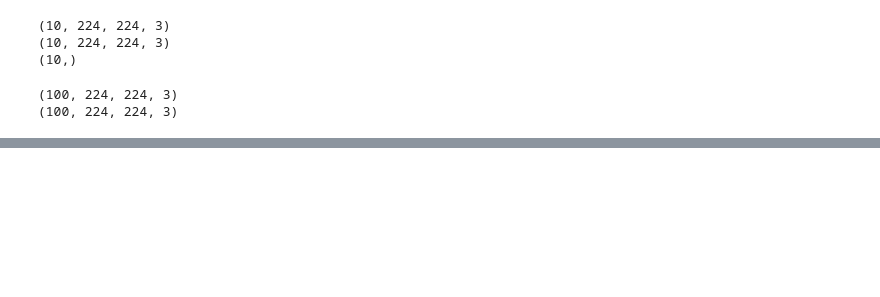
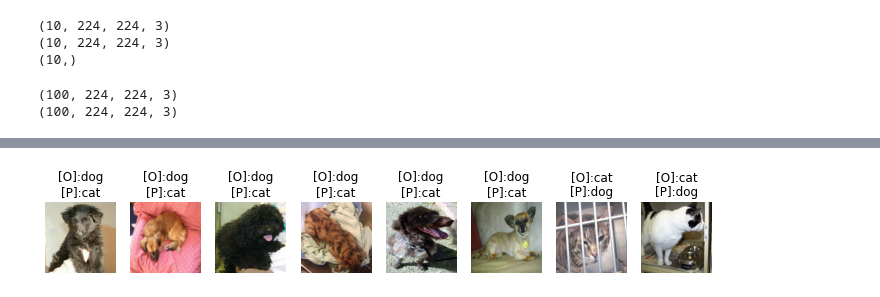
Before and after one commit to yihong1011/TibameML, a Jupyter notebook: 08_Transfer_Learning.ipynb, the cells around one changed output, grey strips where cells are left out. Saved outputs shown, nothing was run; the diff lists cells and outputs as text; code cells hidden in the pictures; blank space fills up the shorter version.

```diff
--- a/08_Transfer_Learning.ipynb
+++ b/08_Transfer_Learning.ipynb
@@ -99,3 +99,19 @@ Total params: 14,715,714
 Trainable params: 1,026
 Non-trainable params: 14,714,688
 _________________________________________________________________
+# %%
+from tensorflow.keras.models import Sequential
+from tensorflow.keras.layers import GlobalAveragePooling2D, Dense
+from tensorflow.keras.layers import BatchNormalization
+
+for l in vgg.layers:
+  l.trainable = False
+
+layers = [
+    BatchNormalization(),
+    GlobalAveragePooling2D(),
+    Dense(2, activation="softmax")
+]
+layers = vgg.layers + layers
+model = Sequential(layers)
+model.summary()
@@ -196 +230,4 @@ validate: [0.4176689088344574, 0.9399999976158142]
 --------------- 49 end ---------------
+# %%
+pre = model.predict(xt).argmax(axis=1)
+model.evaluate(xt, yt)
@@ -196,0 +237,21 @@ validate: [0.4176689088344574, 0.9399999976158142]
+# %%
+import numpy as np
+# 找出True(預測錯誤)的位置
+idx = np.nonzero(pre != yt)[0]
+idx = idx[:200]
+pre_false_label = yt[idx]
+pre_false_pre = pre[idx]
+pre_false_img = xt_ori[idx]
+# !
+trans = ["dog", "cat"]
+plt.figure(figsize=(15, 5))
+width = 10
+height = len(idx) // width + 1
+for i in range(len(idx)):
+    plt.subplot(height, width, i+1)
+    t = "[O]:{}\n[P]:{}".format(trans[pre_false_label[i]], trans[pre_false_pre[i]])
+    plt.title(t)
+    plt.axis("off")
+    plt.imshow(pre_false_img[i])
+# %% [output]
+[figure, added]
```
Also changed, not shown: parts of 7 cells of this notebook.
